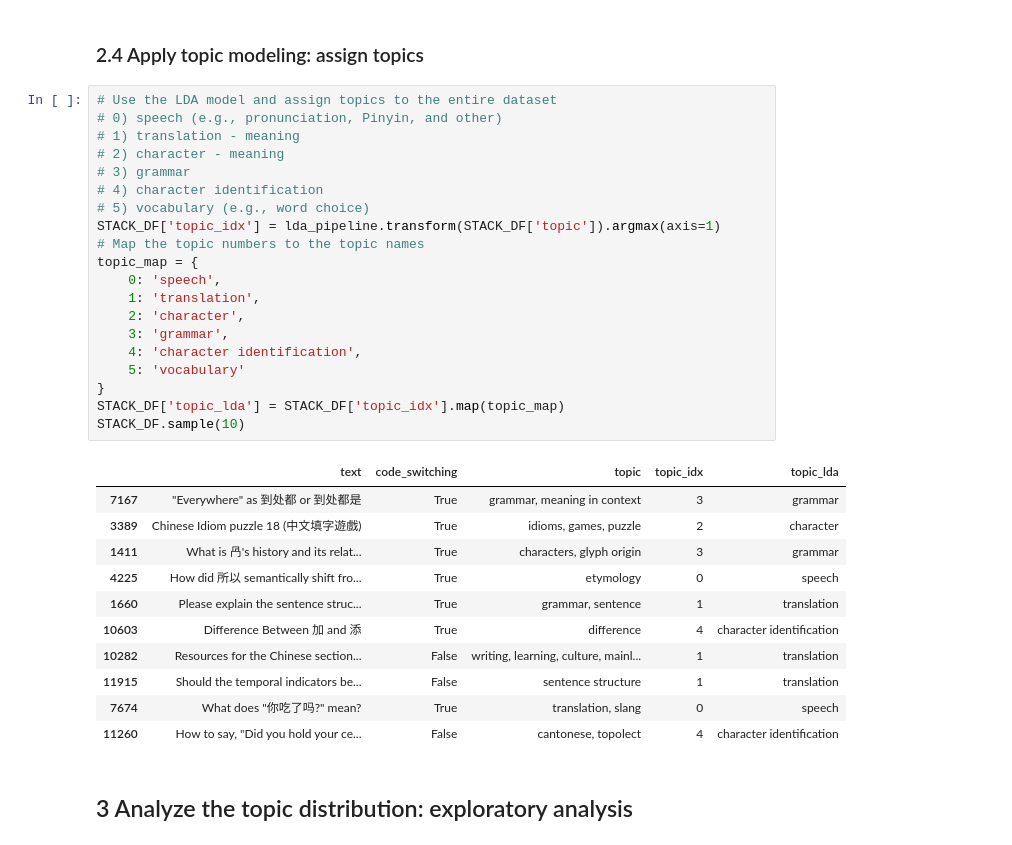
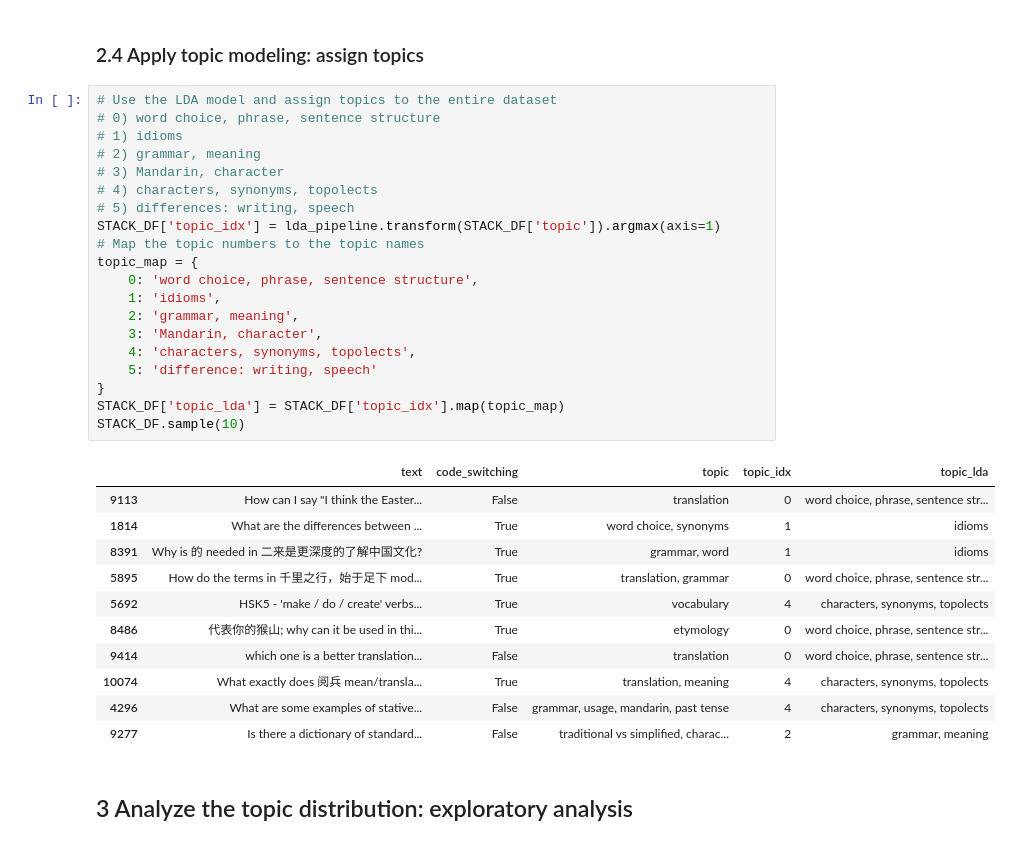
Before and after one commit to Data-Science-for-Linguists-2025/Chinese-English-Code-Switching-Analysis, a Jupyter notebook: 2.1_analyze_data.ipynb, the cells around one changed output. Drawn from its saved outputs; the diff is of its cells as text.

```diff
--- a/2.1_analyze_data.ipynb
+++ b/2.1_analyze_data.ipynb
@@ -562,36 +762,36 @@ LDA top words: ------------------------------------
 ### 2.4 Apply topic modeling: assign topics
 # %%
 # Use the LDA model and assign topics to the entire dataset
-# 0) speech (e.g., pronunciation, Pinyin, and other)
-# 1) translation - meaning
-# 2) character - meaning
-# 3) grammar
-# 4) character identification
-# 5) vocabulary (e.g., word choice)
+# 0) word choice, phrase, sentence structure
+# 1) idioms
+# 2) grammar, meaning
+# 3) Mandarin, character
+# 4) characters, synonyms, topolects
+# 5) differences: writing, speech
 STACK_DF['topic_idx'] = lda_pipeline.transform(STACK_DF['topic']).argmax(axis=1)
 # Map the topic numbers to the topic names
 topic_map = {
-    0: 'speech',
-    1: 'translation',
-    2: 'character',
-    3: 'grammar',
-    4: 'character identification',
-    5: 'vocabulary'
+    0: 'word choice, phrase, sentence structure',
+    1: 'idioms',
+    2: 'grammar, meaning',
+    3: 'Mandarin, character',
+    4: 'characters, synonyms, topolects',
+    5: 'difference: writing, speech'
 }
 STACK_DF['topic_lda'] = STACK_DF['topic_idx'].map(topic_map)
 STACK_DF.sample(10)
 # %% [output]
 |  | text | code_switching | topic | topic_idx | topic_lda |
-| 7167 | "Everywhere" as 到处都 or 到处都是 | True | grammar, meaning in context | 3 | grammar |
-| 3389 | Chinese Idiom puzzle 18 (中文填字遊戲) | True | idioms, games, puzzle | 2 | character |
-| 1411 | What is 冎's history and its relat... | True | characters, glyph origin | 3 | grammar |
-| 4225 | How did 所以 semantically shift fro... | True | etymology | 0 | speech |
-| 1660 | Please explain the sentence struc... | True | grammar, sentence | 1 | translation |
-| 10603 | Difference Between 加 and 添 | True | difference | 4 | character identification |
-| 10282 | Resources for the Chinese section... | False | writing, learning, culture, mainl... | 1 | translation |
-| 11915 | Should the temporal indicators be... | False | sentence structure | 1 | translation |
-| 7674 | What does "你吃了吗?" mean? | True | translation, slang | 0 | speech |
-| 11260 | How to say, "Did you hold your ce... | False | cantonese, topolect | 4 | character identification |
+| 9113 | How can I say "I think the Easter... | False | translation | 0 | word choice, phrase, sentence str... |
+| 1814 | What are the differences between ... | True | word choice, synonyms | 1 | idioms |
+| 8391 | Why is 的 needed in 二来是更深度的了解中国文化? | True | grammar, word | 1 | idioms |
+| 5895 | How do the terms in 千里之行，始于足下 mod... | True | translation, grammar | 0 | word choice, phrase, sentence str... |
+| 5692 | HSK5 - 'make / do / create' verbs... | True | vocabulary | 4 | characters, synonyms, topolects |
+| 8486 | 代表你的猴山; why can it be used in thi... | True | etymology | 0 | word choice, phrase, sentence str... |
+| 9414 | which one is a better translation... | False | translation | 0 | word choice, phrase, sentence str... |
+| 10074 | What exactly does 阅兵 mean/transla... | True | translation, meaning | 4 | characters, synonyms, topolects |
+| 4296 | What are some examples of stative... | False | grammar, usage, mandarin, past tense | 4 | characters, synonyms, topolects |
+| 9277 | Is there a dictionary of standard... | False | traditional vs simplified, charac... | 2 | grammar, meaning |
 # %% [markdown]
 ## 3 Analyze the topic distribution: exploratory analysis
 # %%
```
Also changed, not shown: parts of 24 cells of this notebook.
